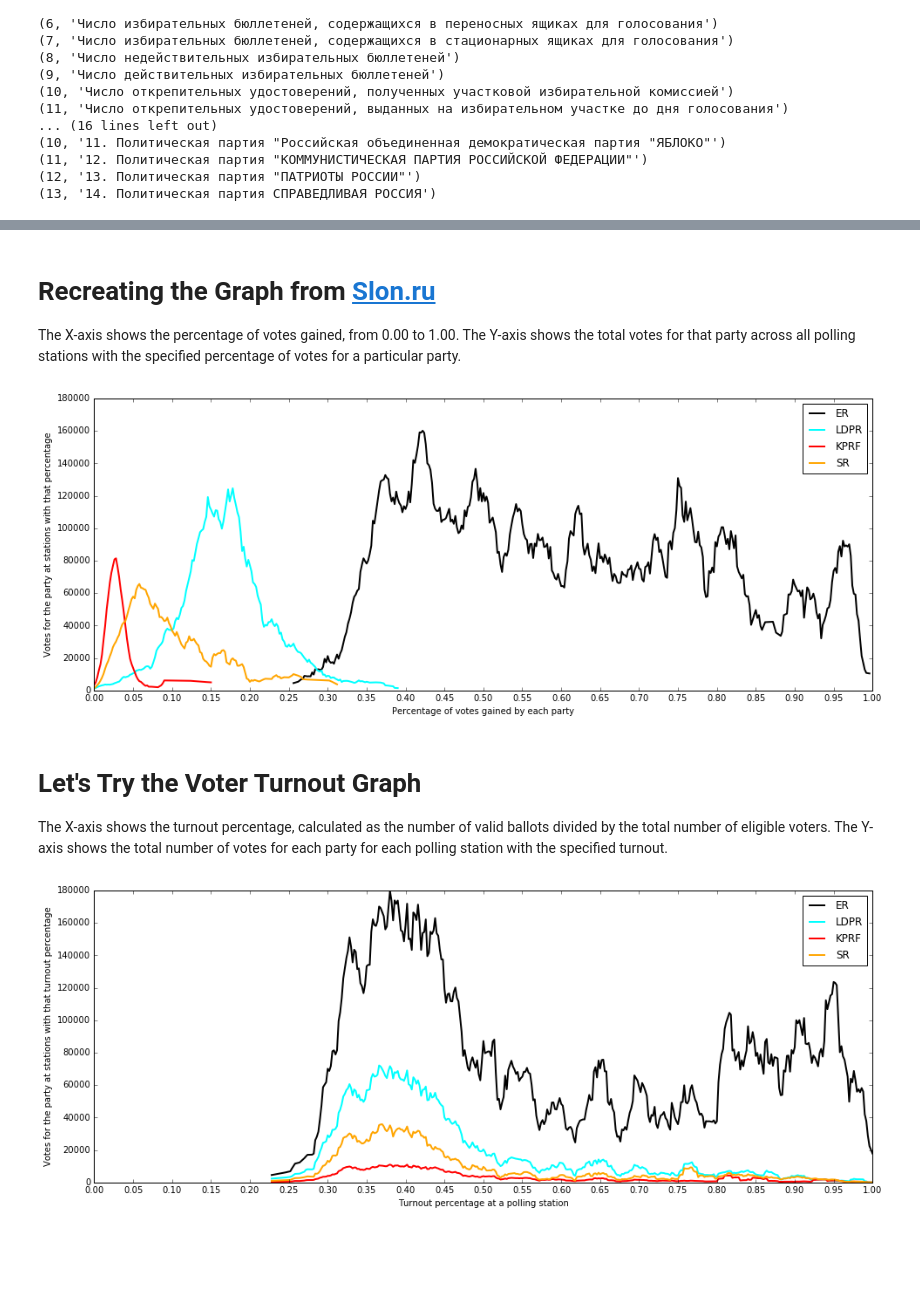
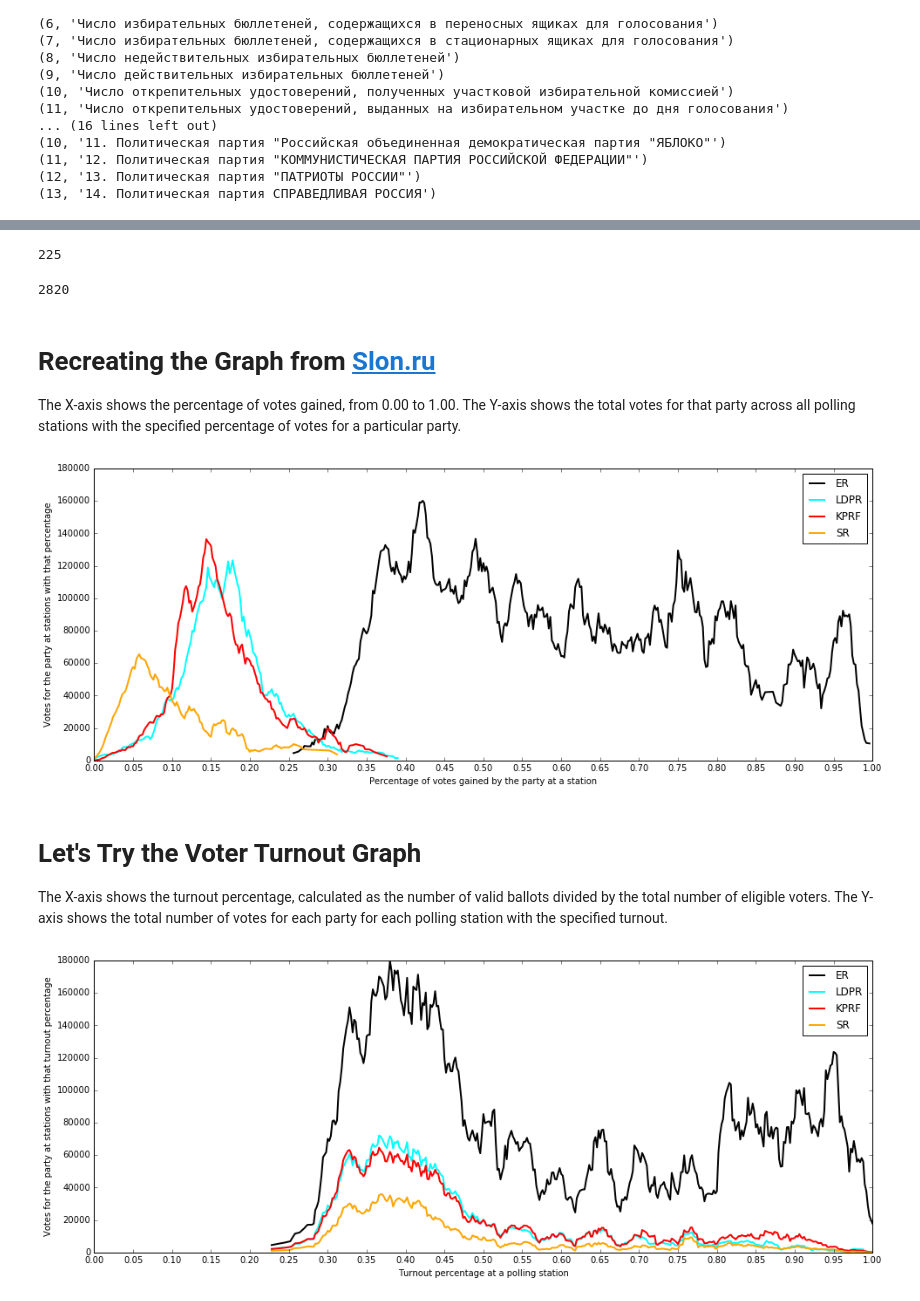
Before and after one commit to mpenkov/gosduma7, a Jupyter notebook: Elections to the State Duma 2016.ipynb, the cells around one changed output, grey strips where cells are left out. Drawn from its saved outputs; the diff is of its cells as text; code cells hidden in the pictures; blank space fills up the shorter version.

Commit message:
Use correct party data for KPRF
Was using "Communists of Russia" instead.  Oops.

```diff
--- a/Elections to the State Duma 2016.ipynb
+++ b/Elections to the State Duma 2016.ipynb
@@ -125,3 +178,11 @@ tabulated_electorates = [tabulate(e) for e in lines]
+# %%
+len(tabulated_electorates)
+# %% [output]
+225
+# %%
+sum(len(e["station_names"]) for e in tabulated_electorates)
+# %% [output]
+2820
 # %% [markdown]
 # Recreating the Graph from [Slon.ru](https://tjournal.ru/34502-zhurnalisti-slonru-matematicheski-obnaruzhili-priznaki-masshtabnih-falsifikacii-na-viborah-v-gosdumu)
 The X-axis shows the percentage of votes gained, from 0.00 to 1.00. The Y-axis shows the total votes for that party across all polling stations with the specified percentage of votes for a particular party.
@@ -170,46 +235,68 @@ def box_filter(y, box_pts=9):
     y_smooth = np.convolve(y, box, mode='same')
     return y_smooth
 # %%
-def plot(full_party_name, ascii_name, color, key="fraction", linewidth=2):
-    bins = bin_by(station_generator(full_party_name), key=key)
+def plot(full_party_name, ascii_name, color, linewidth=2):
+    stations = []
+    for electorate in tabulated_electorates:
+        stations.extend(station_generator(electorate))
+
+    party_idx = PARTIES.index(full_party_name)
+    bins = bin_by(stations, lambda station: station["fraction"][party_idx])
+
     x = [val for (val, _) in bins]
-    y = [sum(st["votes"] for st in stations) for (_, stations) in bins]
+    y = [sum(st["votes"][party_idx] for st in stations) for (_, stations) in bins]
     y = box_filter(y)
+
     plt.plot(x, y, linewidth=linewidth, label=ascii_name, color=color)
 
 plt.figure(figsize=(16, 6))
 
 plot('4. Всероссийская политическая партия "ЕДИНАЯ РОССИЯ"', "ER", "black")
 plot('7. Политическая партия ЛДПР - Либерально-демократическая партия России', "LDPR", "cyan")
-plot('2. Политическая партия КОММУНИСТИЧЕСКАЯ ПАРТИЯ КОММУНИСТЫ РОССИИ', "KPRF", "red")
+plot('12. Политическая партия "КОММУНИСТИЧЕСКАЯ ПАРТИЯ РОССИЙСКОЙ ФЕДЕРАЦИИ"', "KPRF", "red")
 plot('14. Политическая партия СПРАВЕДЛИВАЯ РОССИЯ', "SR", "orange")
 
 plt.xticks(np.arange(0, 1.05, 0.05))
 plt.ylabel("Votes for the party at stations with that percentage")
-plt.xlabel("Percentage of votes gained by each party")
+plt.xlabel("Percentage of votes gained by the party at a station")
 
 plt.legend()
 
 print()
 # %% [output]
-[figure, old version]
+[figure, new version]
 # %% [markdown]
 # Let's Try the Voter Turnout Graph
 The X-axis shows the turnout percentage, calculated as the number of valid ballots divided by the total number of eligible voters. The Y-axis shows the total number of votes for each party for each polling station with the specified turnout.
 # %%
+def plot(full_party_name, ascii_name, color, linewidth=2):
+    stations = []
+    for electorate in tabulated_electorates:
+        stations.extend(station_generator(electorate))
+
+    party_idx = PARTIES.index(full_party_name)
+    bins = bin_by(stations, lambda station: station["turnout"])
+
+    x = [val for (val, _) in bins]
+    y = [sum(st["votes"][party_idx] for st in stations) for (_, stations) in bins]
+    y = box_filter(y)
+
+    plt.plot(x, y, linewidth=linewidth, label=ascii_name, color=color)
+
+
 plt.figure(figsize=(16, 6))
 
-plot('4. Всероссийская политическая партия "ЕДИНАЯ РОССИЯ"', "ER", "black", key="turnout")
-plot('7. Политическая партия ЛДПР - Либерально-демократическая партия России', "LDPR", "cyan", key="turnout")
-plot('2. Политическая партия КОММУНИСТИЧЕСКАЯ ПАРТИЯ КОММУНИСТЫ РОССИИ', "KPRF", "red", key="turnout")
-plot('14. Политическая партия СПРАВЕДЛИВАЯ РОССИЯ', "SR", "orange", key="turnout")
+plot('4. Всероссийская политическая партия "ЕДИНАЯ РОССИЯ"', "ER", "black")
+plot('7. Политическая партия ЛДПР - Либерально-демократическая партия России', "LDPR", "cyan")
+plot('12. Политическая партия "КОММУНИСТИЧЕСКАЯ ПАРТИЯ РОССИЙСКОЙ ФЕДЕРАЦИИ"', "KPRF", "red")
+plot('14. Политическая партия СПРАВЕДЛИВАЯ РОССИЯ', "SR", "orange")
 
 plt.xticks(np.arange(0, 1.05, 0.05))
 plt.ylabel("Votes for the party at stations with that turnout percentage")
 plt.xlabel("Turnout percentage at a polling station")
 
 plt.legend()
 
 print()
 # %% [output]
-[figure, old version]
+[figure, new version]
```
Also changed, not shown: parts of 5 cells of this notebook.
